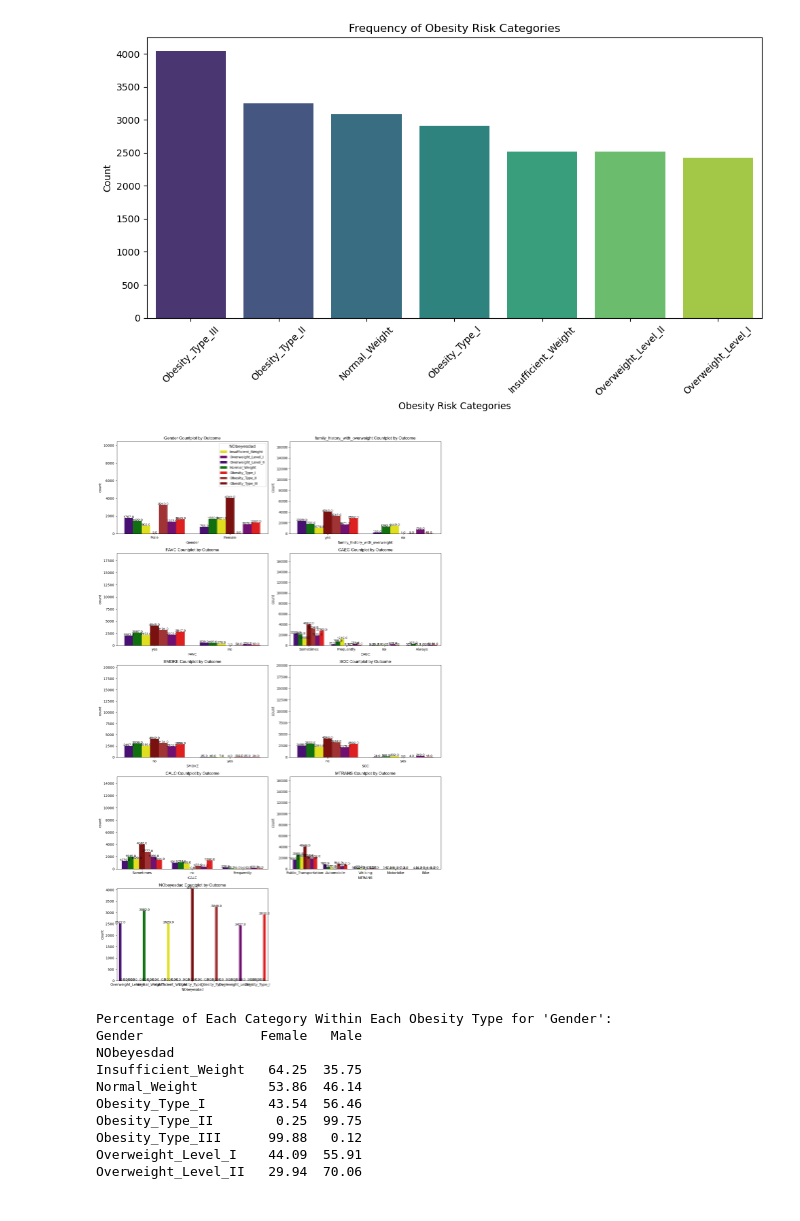
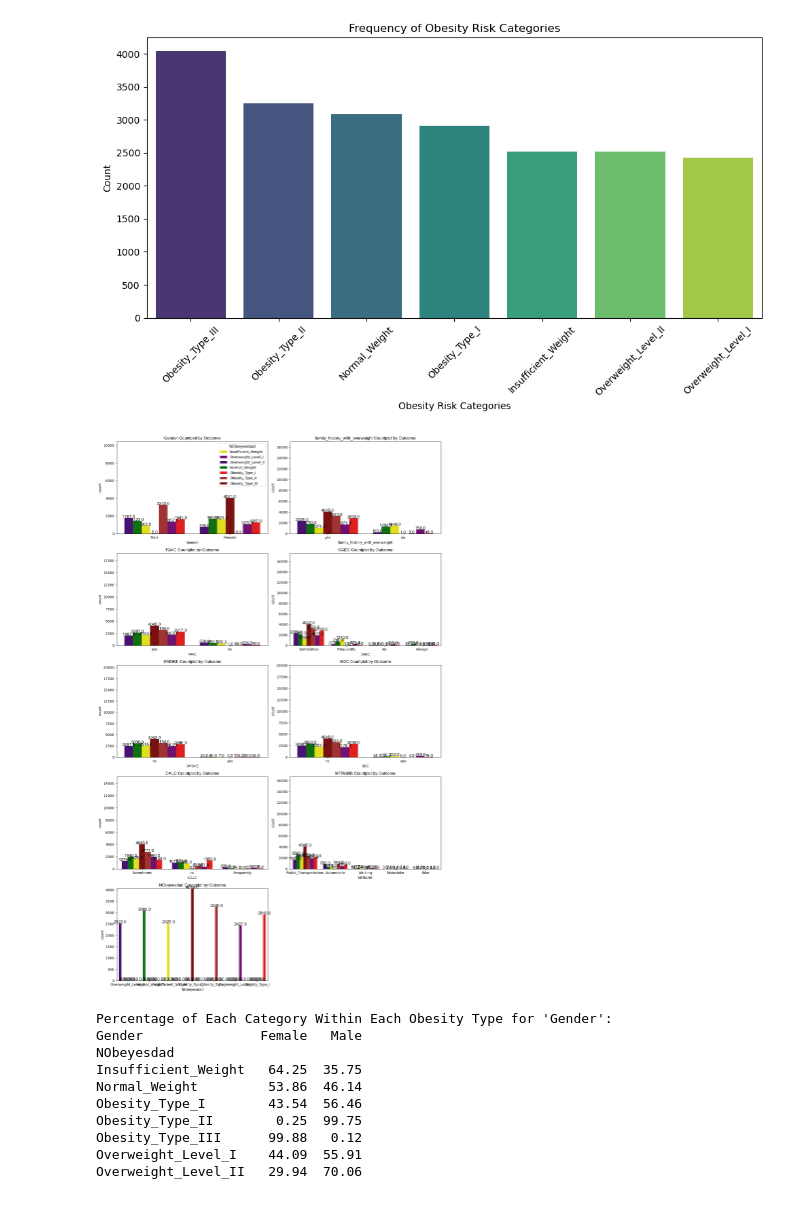
Before and after one commit to mm2648/CapstoneTwo, a Jupyter notebook: CapstoneTwo_ObesityRiskPrediction.ipynb, the cells around one changed output. Drawn from its saved outputs; the diff is of its cells as text; code cells hidden in the pictures.

```diff
--- a/CapstoneTwo_ObesityRiskPrediction.ipynb
+++ b/CapstoneTwo_ObesityRiskPrediction.ipynb
@@ -242,6 +266,9 @@ plt.show()
 # %% [output]
 [figure]
 # %%
+# Define custom font
+custom_font = {'fontname': 'Arial', 'fontsize': 12}
+
 # Define custom colors for each category
 custom_palette = {
     'Insufficient_Weight': '#FFFF00',  # Yellow
@@ -267,34 +294,34 @@ for idx, column in enumerate(categorical_columns):
 
     # Create countplot using seaborn's countplot function with custom palette
     ax = sns.countplot(x=column, data=train_data, hue='NObeyesdad', palette=custom_palette)
 
     # Add title to the plot with custom font
     plt.title(f"{column} Countplot by Outcome", **custom_font)
 
     # Set y-axis limit
     plt.ylim(0, train_data[column].value_counts().max() + 10)
 
     # Add text labels for each bar
     for p in ax.patches:
         height = p.get_height()
         plt.text(p.get_x() + p.get_width()/2., height + 2, height, ha="center", **custom_font)
 
     # Remove duplicate legend
     if idx != 0:
         ax.get_legend().remove()
     else:
         # Order the legend according to the specified order
         handles, labels = ax.get_legend_handles_labels()
         handles = [handles[labels.index(label)] for label in legend_order]
         ax.legend(handles, legend_order, title='NObeyesdad', title_fontsize='large')
 
 # Adjust layout
 plt.tight_layout()
 
 # Show the plot
 plt.show()
 # %% [output]
-[figure, old version]
+[figure, new version]
 # %%
 # List of categorical variables (excluding the target variable)
 categorical_columns = ['Gender', 'family_history_with_overweight', 'FAVC', 'CAEC', 'SMOKE', 'SCC', 'CALC', 'MTRANS']
```
Also changed, not shown: parts of 18 cells of this notebook.
